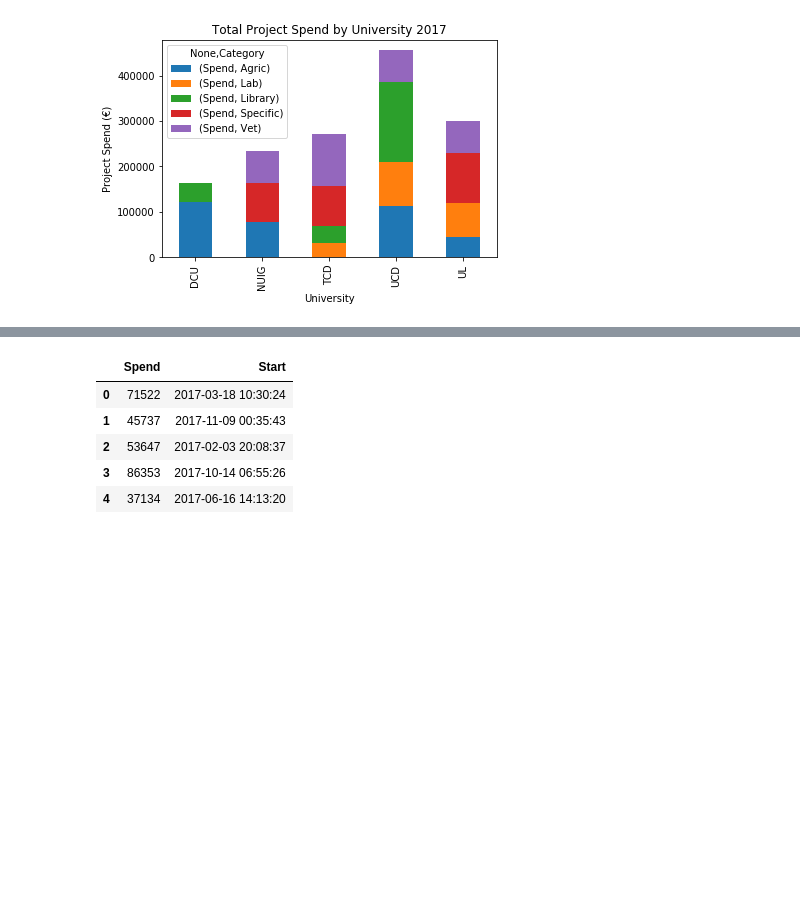
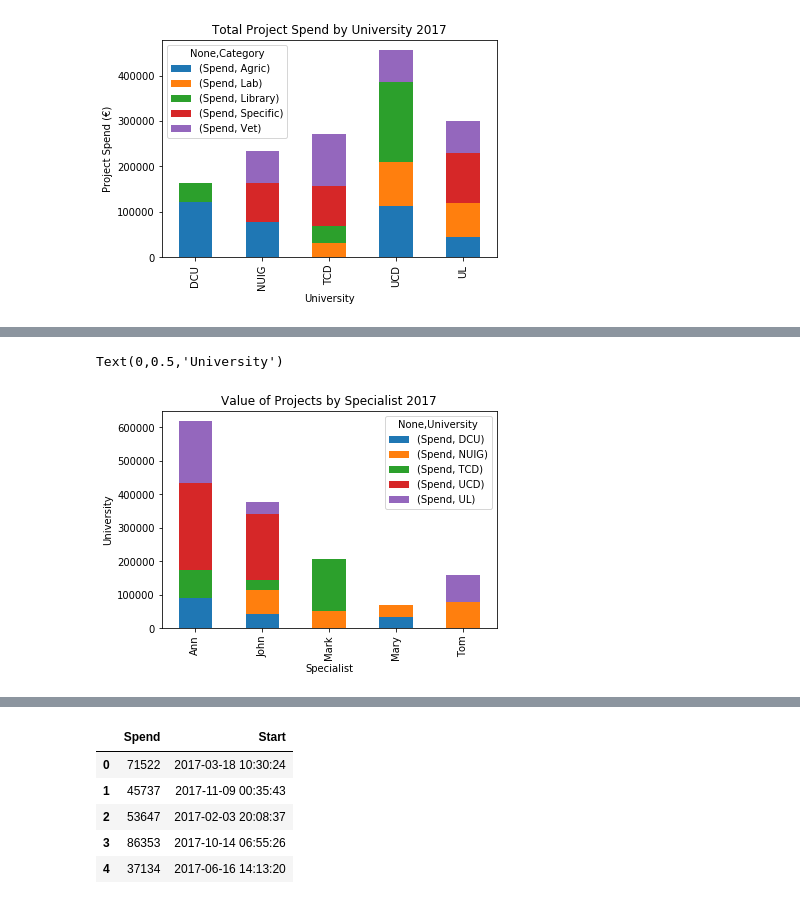
Before and after one commit to colettegallagher/simulating-data, a Jupyter notebook: Simulating Data.ipynb, the cells around one changed output, grey strips where cells are left out. Cells and saved outputs as stored; diff of their text form; code cells hidden in the pictures; blank space fills up the shorter version.

```diff
--- a/Simulating Data.ipynb
+++ b/Simulating Data.ipynb
@@ -205,0 +191,3 @@ Text(0,0.5,'Project Spend (€)')
+# %%
+employees = data[['Specialist', 'University', 'Spend','Start']]
+employees.head()
@@ -205,0 +201,3 @@ Text(0,0.5,'Project Spend (€)')
+# %%
+employees_group=employees.groupby(['Specialist','University']).sum()
+employees_group.head()
@@ -205,0 +223,7 @@ Text(0,0.5,'Project Spend (€)')
+# %%
+my_plot = employees_group.unstack().plot(kind='bar',stacked=True,title="Value of Projects by Specialist 2017")
+my_plot.set_xlabel("Specialist")
+my_plot.set_ylabel("University")
+# %% [output]
+Text(0,0.5,'University')
+[figure, added]
```
Also changed, not shown: parts of 17 cells of this notebook, 1 other file.
